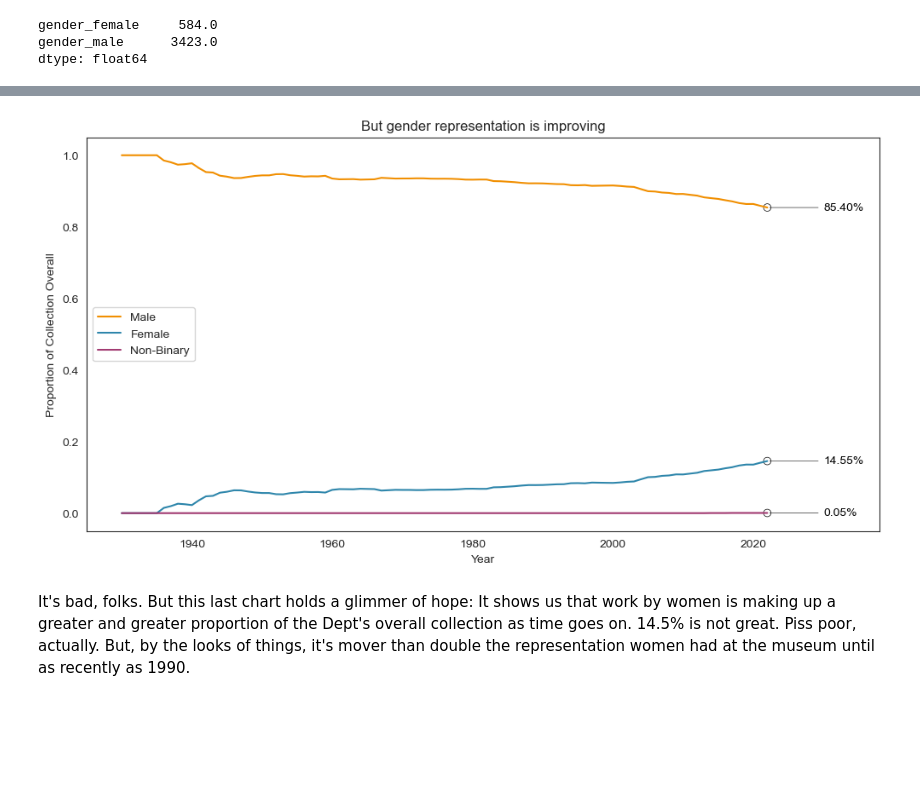
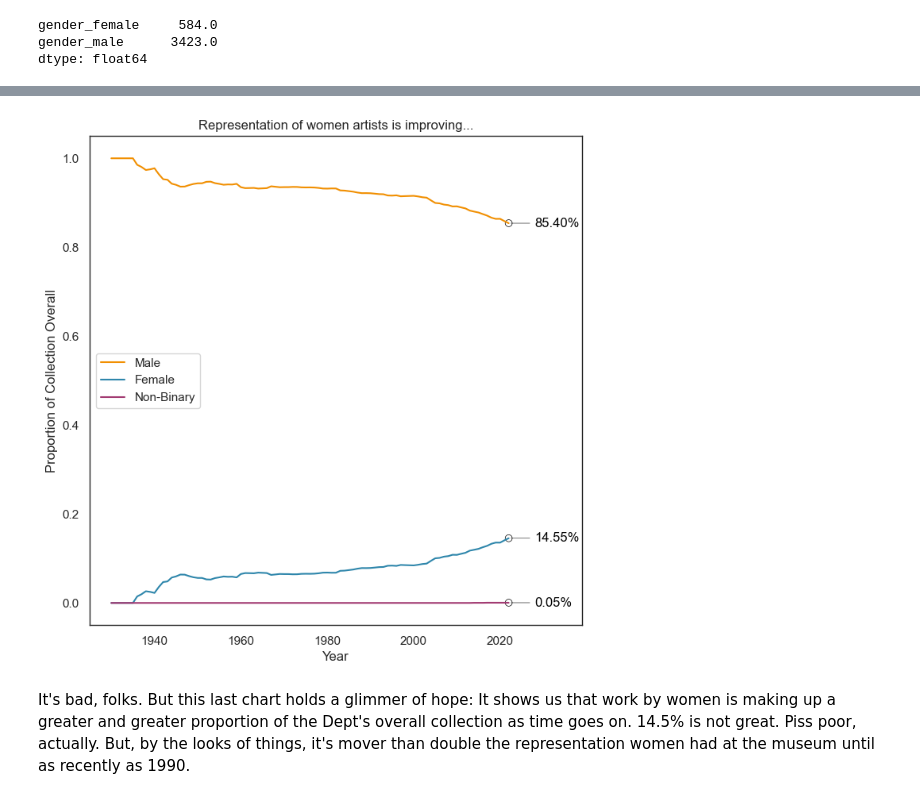
Before and after one commit to zrottman/data-exploration, a Jupyter notebook: artmuseums/01_moma-trending-conservative-or-progressive.ipynb, the cells around one changed output, grey strips where cells are left out. Saved outputs shown, nothing was run; the diff lists cells and outputs as text; code cells hidden in the pictures; blank space fills up the shorter version.

```diff
--- a/artmuseums/01_moma-trending-conservative-or-progressive.ipynb
+++ b/artmuseums/01_moma-trending-conservative-or-progressive.ipynb
@@ -69,3 +54,14 @@ sns.color_palette(colorslist)
  (0.29411764705882354, 0.39215686274509803, 0.2901960784313726),
  (0.8666666666666667, 0.8666666666666667, 0.8666666666666667),
  (0.6666666666666666, 0.6666666666666666, 0.6666666666666666)]
+# %%
+# Establish Palette 2
+palette2_dict = {
+    'orange':'#F18F01',
+    'blue':'#2E86AB',
+    'purple':'#A23B72',
+    'black':'#02020A'
+}
+palette2_colors = [c for c in palette2_dict.values()]
+palette2 = sns.color_palette(palette2_colors)
+palette2
@@ -72,3 +73,11 @@ sns.color_palette(colorslist)
+# %%
+# Set Theme
+sns.set_theme(
+    context='notebook',
+    style='white',
+    palette=palette1,
+    rc={'axes.linewidth':1}
+)
 # %%
 # Count artist genders for each work
 import re
@@ -388,6 +398,3 @@ ps[['gender_female', 'gender_male']].sum()
 gender_female     584.0
 gender_male      3423.0
 dtype: float64
-# %%
-palette = sns.set_palette(sns.color_palette(['#F18F01', '#2E86AB', '#A23B72', '#02020A']))
-sns.color_palette(palette)
@@ -399,3 +401,6 @@ sns.color_palette(palette)
+# %%
+# Switch to Alt Palette
+sns.set_palette(palette2)
 # %%
 plt.pie(
     ps[['gender_male', 'gender_female']].sum(),
@@ -486,7 +491,7 @@ per_year_by_gender_ratio = per_year_by_gender.div(per_year_by_gender.sum(axis=1)
 
 per_year_by_gender_ratio_long = per_year_by_gender_ratio.melt(ignore_index=False, var_name='Gender', value_name='Acquisitions per Year')
 
-fig, ax = plt.subplots(figsize=(12, 6))
+fig, ax = plt.subplots(figsize=(8, 8))
 
 sns.lineplot(
     data=per_year_by_gender_ratio_long.reset_index(),
@@ -505,39 +510,39 @@ sns.scatterplot(
     y = per_year_by_gender.iloc[-1] / total_acquisitions,
     edgecolor='black',
     facecolor='none',
     s=40
 )
 
 ax.annotate(
     '{:.2f}%'.format(total_male / total_acquisitions * 100), xy=(2022, total_male/total_acquisitions),
-    xycoords='data', xytext=(2030, total_male/total_acquisitions),
+    xycoords='data', xytext=(2028, total_male/total_acquisitions),
     textcoords='data', arrowprops=dict(arrowstyle='-', color='black', lw=.4),
     horizontalalignment='left', verticalalignment='center', color='black'
 )
 
 ax.annotate(
     '{:.2f}%'.format(total_female / total_acquisitions * 100), xy=(2022, total_female/total_acquisitions),
-    xycoords='data', xytext=(2030, total_female/total_acquisitions),
+    xycoords='data', xytext=(2028, total_female/total_acquisitions),
     textcoords='data', arrowprops=dict(arrowstyle='-', color='black', lw=.4),
     horizontalalignment='left', verticalalignment='center', color='black'
 )
 
 ax.annotate(
     '{:.2f}%'.format(total_nonbinary / total_acquisitions * 100), xy=(2022, total_nonbinary/total_acquisitions),
-    xycoords='data', xytext=(2030, total_nonbinary/total_acquisitions),
+    xycoords='data', xytext=(2028, total_nonbinary/total_acquisitions),
     textcoords='data', arrowprops=dict(arrowstyle='-', color='black', lw=.4),
     horizontalalignment='left', verticalalignment='center', color='black'
 )
 
 
 ax.legend(loc='center left')
-ax.set_xlim(1925, 2038)
+ax.set_xlim(1925, 2039)
 
-ax.set_title('But gender representation is improving')
+ax.set_title('Representation of women artists is improving...')
 ax.set_xlabel('Year')
 ax.set_ylabel('Proportion of Collection Overall');
 # %% [output]
-[figure, old version]
+[figure, new version]
 # %% [markdown]
 It's bad, folks. But this last chart holds a glimmer of hope: It shows us that work by women is making up a greater and greater proportion of the Dept's overall collection as time goes on. 14.5% is not great. Piss poor, actually. But, by the looks of things, it's mover than double the representation women had at the museum until as recently as 1990.
 # %% [markdown]
```
Also changed, not shown: parts of 10 cells of this notebook.
